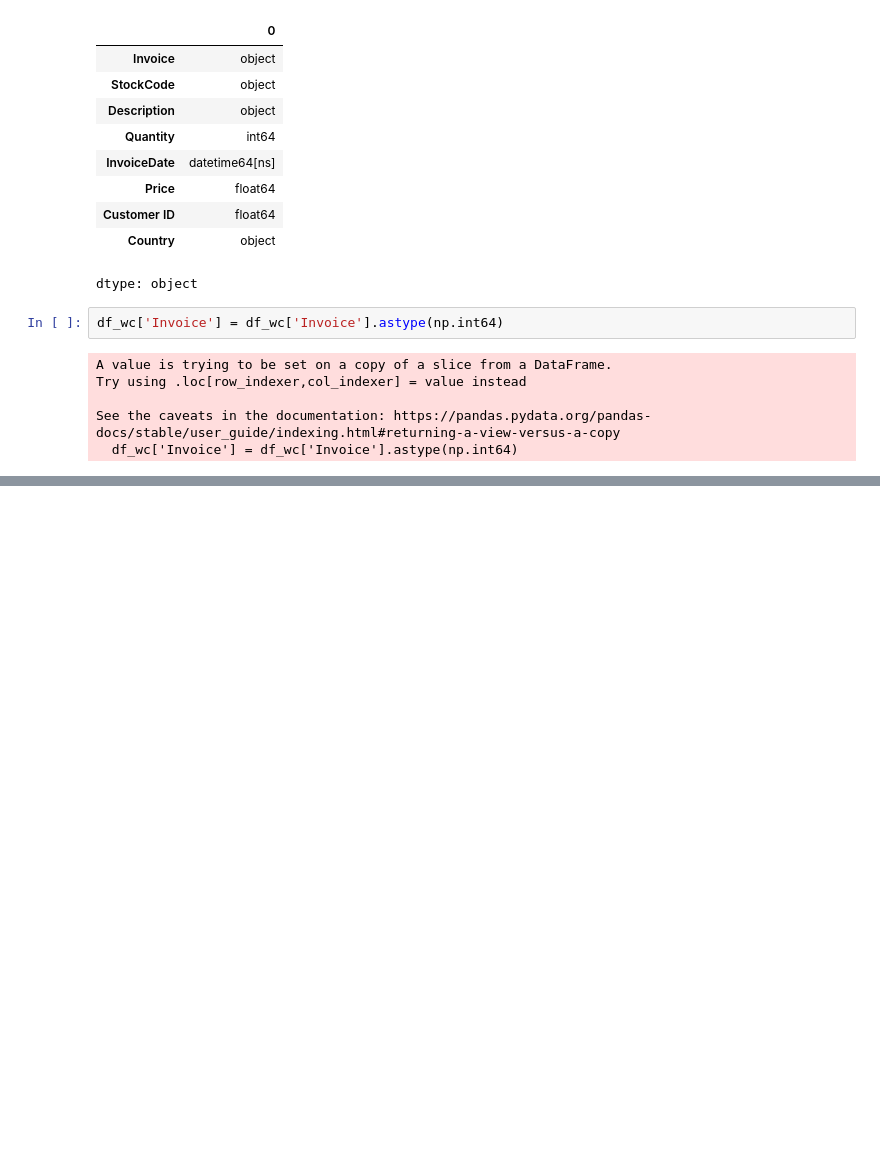
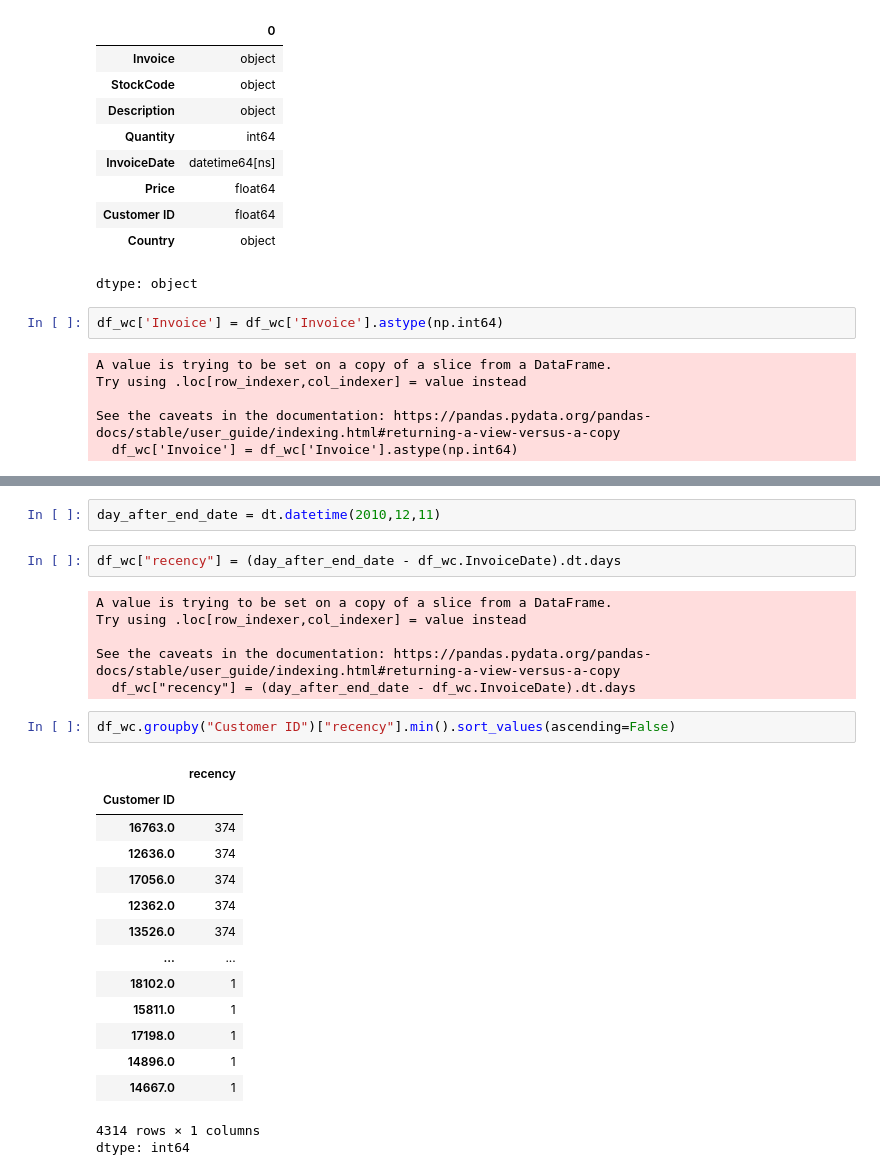
Before and after one commit to Abdulmujeeb-Taiwo/Customer-Segmentation, a Jupyter notebook: RFM_Analysis.ipynb, the cells around one changed output, grey strips where cells are left out. Drawn from its saved outputs; the diff is of its cells as text; blank space fills up the shorter version.

```diff
--- a/RFM_Analysis.ipynb
+++ b/RFM_Analysis.ipynb
@@ -104,0 +131,28 @@ len(re.findall(pattern, check_invoice.str.cat(sep=' ')))
+# %%
+day_after_end_date = dt.datetime(2010,12,11)
+# %%
+df_wc["recency"] = (day_after_end_date - df_wc.InvoiceDate).dt.days
+# %% [output]
+A value is trying to be set on a copy of a slice from a DataFrame.
+Try using .loc[row_indexer,col_indexer] = value instead
+
+See the caveats in the documentation: https://pandas.pydata.org/pandas-docs/stable/user_guide/indexing.html#returning-a-view-versus-a-copy
+  df_wc["recency"] = (day_after_end_date - df_wc.InvoiceDate).dt.days
+# %%
+df_wc.groupby("Customer ID")["recency"].min().sort_values(ascending=False)
+# %% [output]
+|  | recency |
+| Customer ID |  |
+| 16763.0 | 374 |
+| 12636.0 | 374 |
+| 17056.0 | 374 |
+| 12362.0 | 374 |
+| 13526.0 | 374 |
+| ... | ... |
+| 18102.0 | 1 |
+| 15811.0 | 1 |
+| 17198.0 | 1 |
+| 14896.0 | 1 |
+| 14667.0 | 1 |
+4314 rows × 1 columns
+dtype: int64
```
Also changed, not shown: parts of 7 cells of this notebook.
